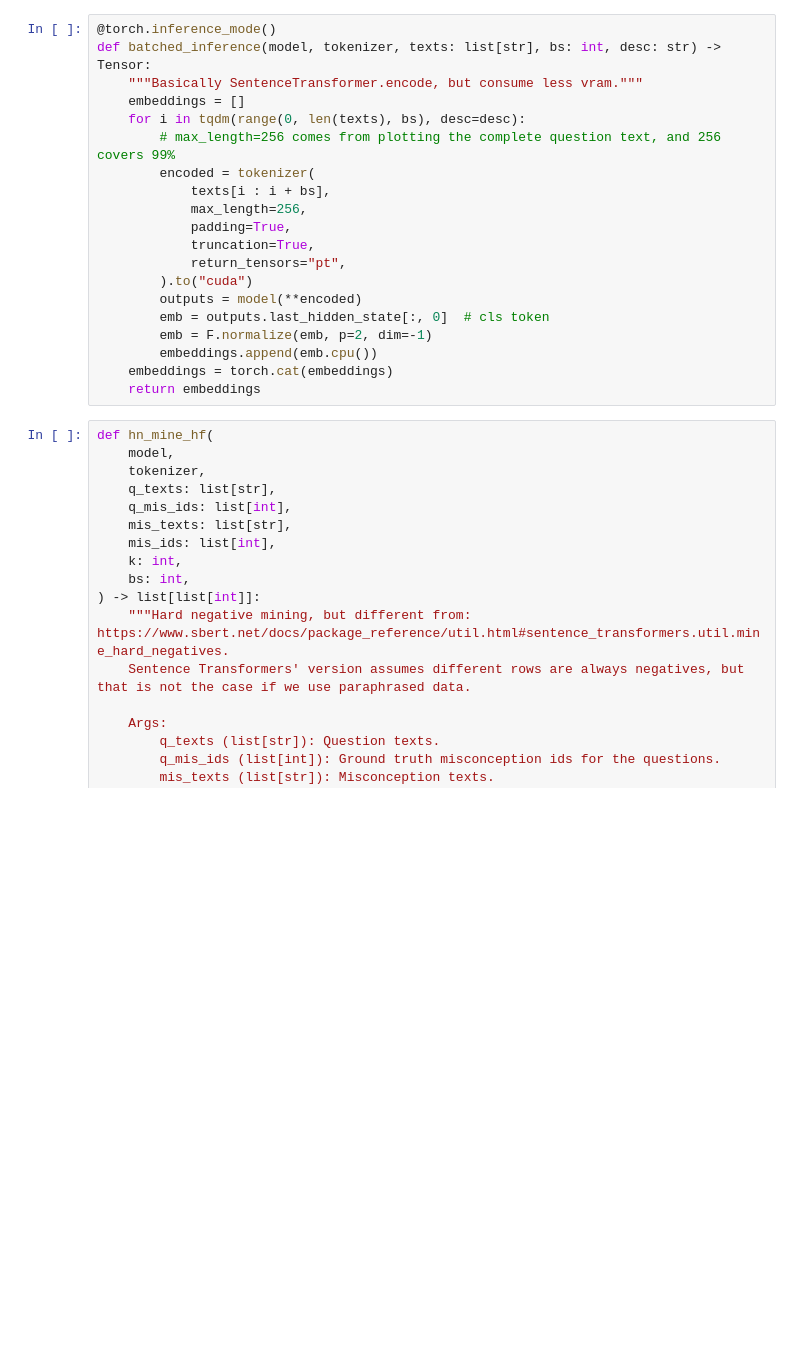
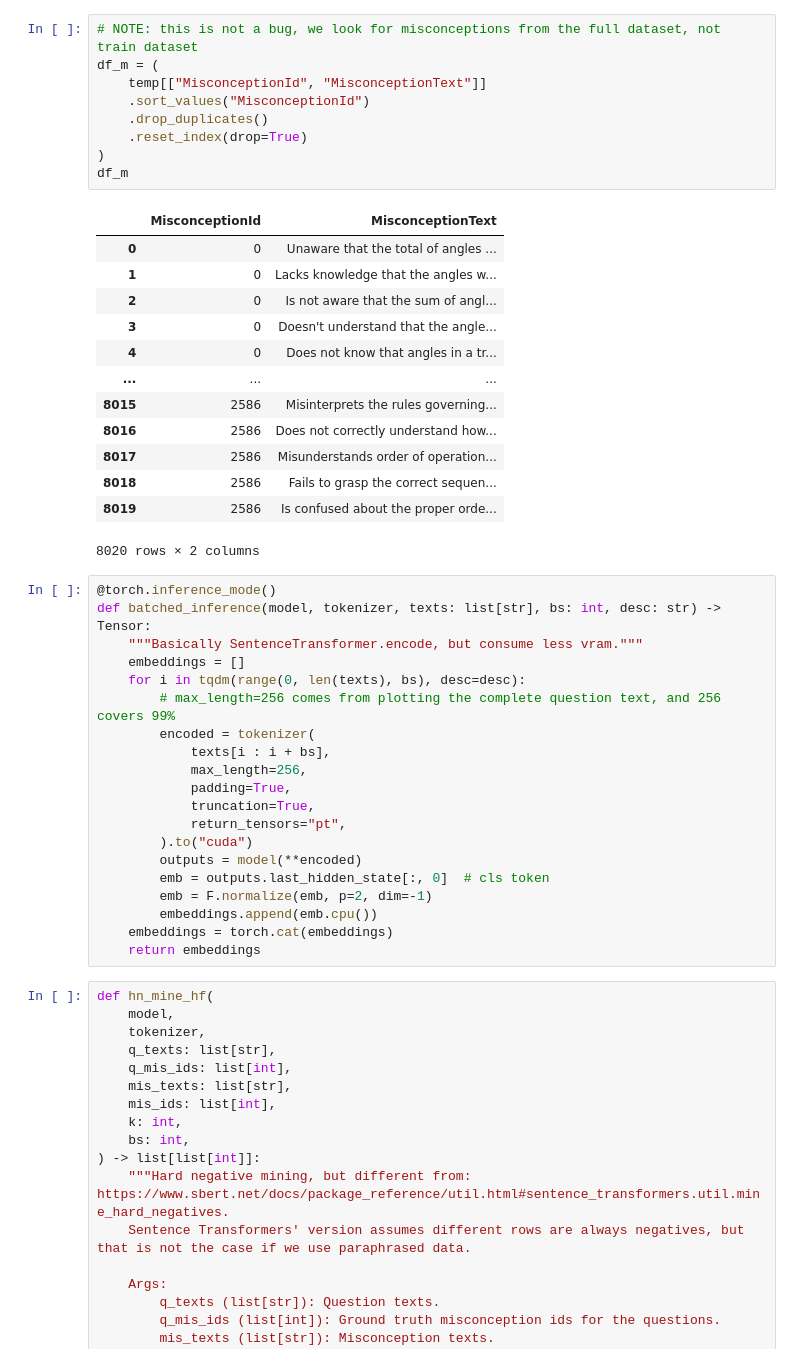
Before and after one commit to evanarlian/kaggle-eedi, a Jupyter notebook: train_sts.ipynb, the cells around one changed output. Cells and saved outputs as stored; diff of their text form; blank space fills up the shorter version.

```diff
--- a/train_sts.ipynb
+++ b/train_sts.ipynb
@@ -86,3 +83,26 @@ df_m
+# %%
+# NOTE: this is not a bug, we look for misconceptions from the full dataset, not train dataset
+df_m = (
+    temp[["MisconceptionId", "MisconceptionText"]]
+    .sort_values("MisconceptionId")
+    .drop_duplicates()
+    .reset_index(drop=True)
+)
+df_m
+# %% [output]
+|  | MisconceptionId | MisconceptionText |
+| 0 | 0 | Unaware that the total of angles ... |
+| 1 | 0 | Lacks knowledge that the angles w... |
+| 2 | 0 | Is not aware that the sum of angl... |
+| 3 | 0 | Doesn't understand that the angle... |
+| 4 | 0 | Does not know that angles in a tr... |
+| ... | ... | ... |
+| 8015 | 2586 | Misinterprets the rules governing... |
+| 8016 | 2586 | Does not correctly understand how... |
+| 8017 | 2586 | Misunderstands order of operation... |
+| 8018 | 2586 | Fails to grasp the correct sequen... |
+| 8019 | 2586 | Is confused about the proper orde... |
+8020 rows × 2 columns
 # %%
 @torch.inference_mode()
 def batched_inference(model, tokenizer, texts: list[str], bs: int, desc: str) -> Tensor:
```
Also changed, not shown: parts of 16 cells of this notebook, 1 other file.
